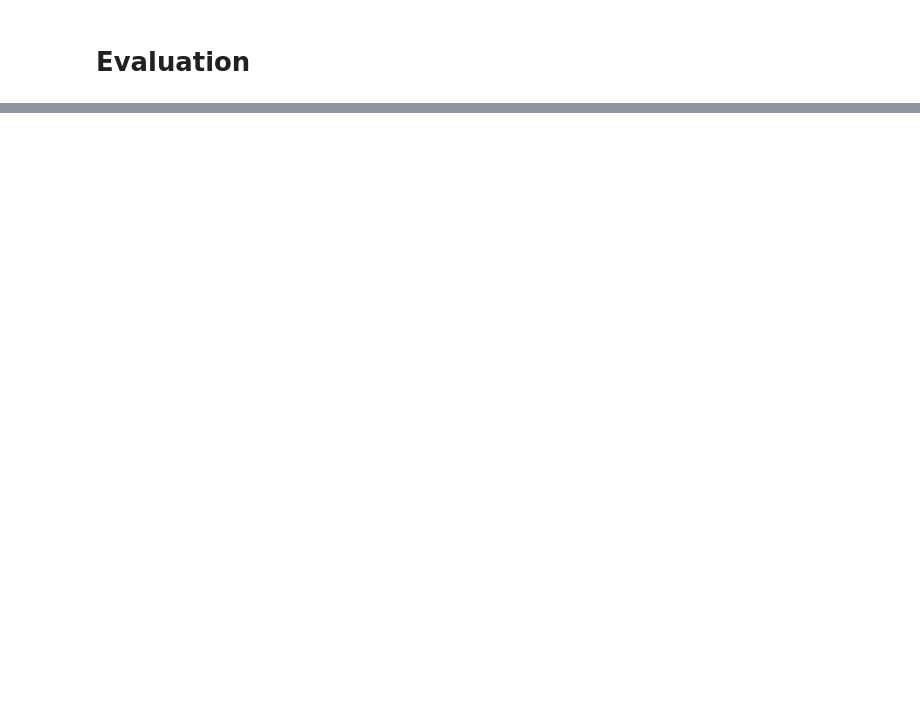
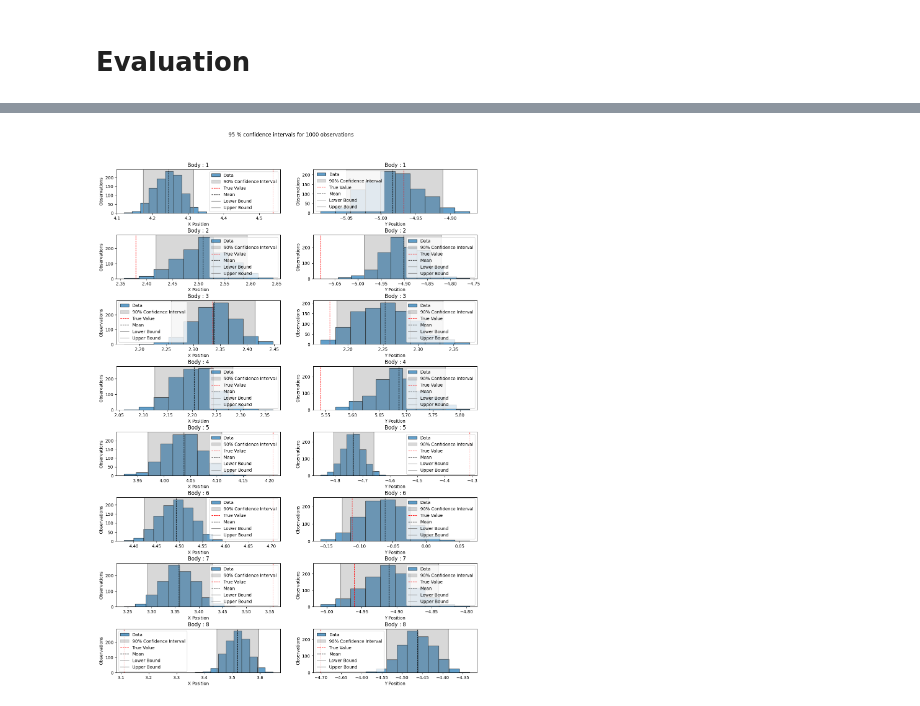
Before and after one commit to timberends4/Deep-learning, a Jupyter notebook: assignment_2/NPE_DL_2.ipynb, the cells around one changed output, grey strips where cells are left out. Drawn from its saved outputs; the diff is of its cells as text; code cells hidden in the pictures; blank space fills up the shorter version.

Commit message:
confidence intervals

```diff
--- a/assignment_2/NPE_DL_2.ipynb
+++ b/assignment_2/NPE_DL_2.ipynb
@@ -624,0 +565,3 @@ np.rename(dummy_array, 'task3.npy')
+# %%
+target_position_x= target_position[:,0]
+target_position_y= target_position[:,1]
@@ -624,0 +577,44 @@ np.rename(dummy_array, 'task3.npy')
+# %%
+# create subplots of shape (1,2)
+def plot_for_a_body(x_position, y_position,target_x,target_y, body=0):
+    fig, ax = plt.subplots(8, 2, figsize=(15, 20))
+
+    for i, row in enumerate(ax):
+        for j, col in enumerate(row):
+            if j==0:
+                lower_bound, upper_bound = get_confidence_interval(x_position[i])
+                col.hist(x_position[i], bins=10, edgecolor='black', alpha=0.7, label='Data')
+                col.axvspan(lower_bound, upper_bound, alpha=0.3, color='gray', label='90% Confidence Interval')
+                col.axvline(target_x[i], color='red', linestyle='dashed', linewidth=1, label='True Value')
+                col.axvline(np.mean(x_position[i]), color='black', linestyle='dashed', linewidth=1, label='Mean')
+                col.axvline(lower_bound, color='gray', linewidth=1, label='Lower Bound')
+                col.axvline(upper_bound, color='gray', linewidth=1, label='Upper Bound')
+                col.set_title(f'Body : {i+1}')
+                col.set_xlabel('X Position')
+                col.set_ylabel('Observations')
+                col.legend()
+            else:
+
+
+                lower_bound, upper_bound = get_confidence_interval(y_position[i])
+                col.hist(y_position[i], bins=10, edgecolor='black', alpha=0.7, label='Data')
+                col.axvspan(lower_bound, upper_bound, alpha=0.3, color='gray', label='90% Confidence Interval')
+                col.axvline(target_y[i], color='red', linestyle='dashed', linewidth=1, label='True Value')
+                col.axvline(np.mean(y_position[i]), color='black', linestyle='dashed', linewidth=1, label='Mean')
+                col.axvline(lower_bound, color='gray', linewidth=1, label='Lower Bound')
+                col.axvline(upper_bound, color='gray', linewidth=1, label='Upper Bound')
+                col.set_title(f'Body : {i+1}')
+                col.set_xlabel('Y Position')
+                col.set_ylabel('Observations')
+                col.legend()
+
+    #main title
+    fig.subplots_adjust(top=0.92, hspace=0.5)
+    fig.suptitle(f'95 % confidence intervals for 1000 observations')
+    #fig.tight_layout()
+
+    plt.show()
+# %%
+plot_for_a_body(final_position_x, final_position_y,target_position_x,target_position_y, body=0)
+# %% [output]
+[figure, added]
```
Also changed, not shown: parts of 17 cells of this notebook, 1 other file.
